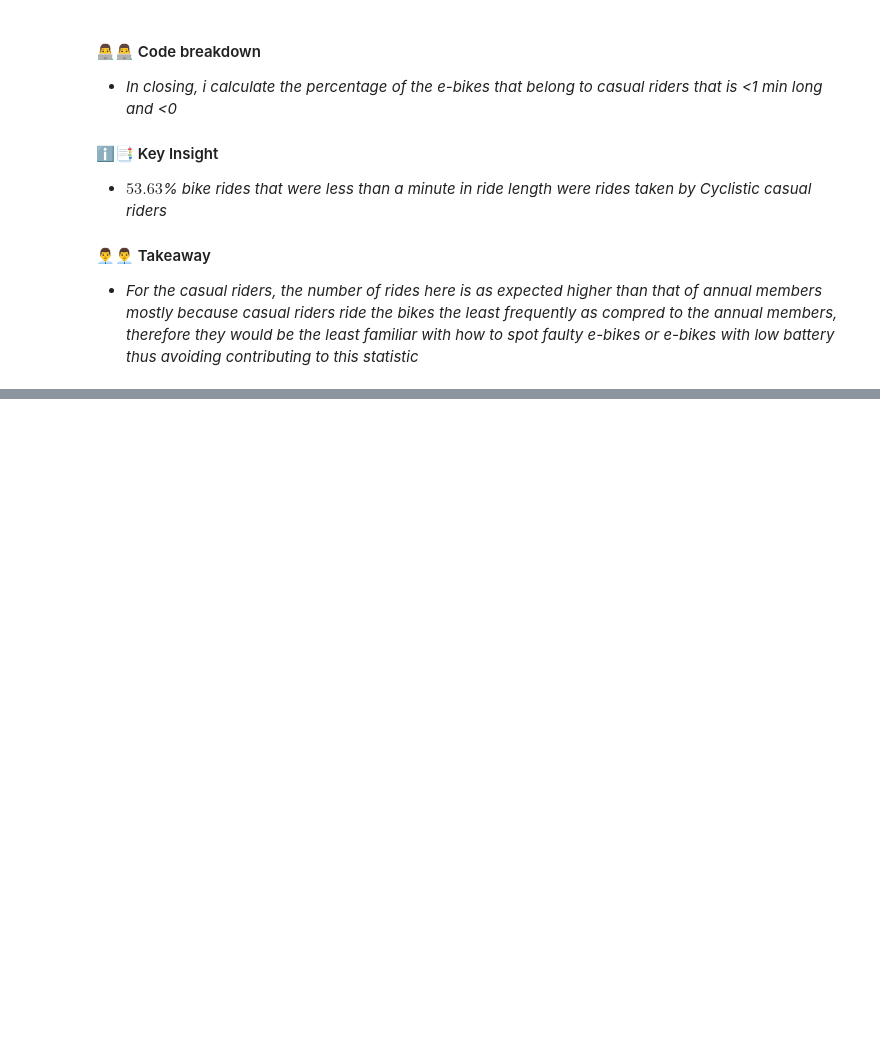
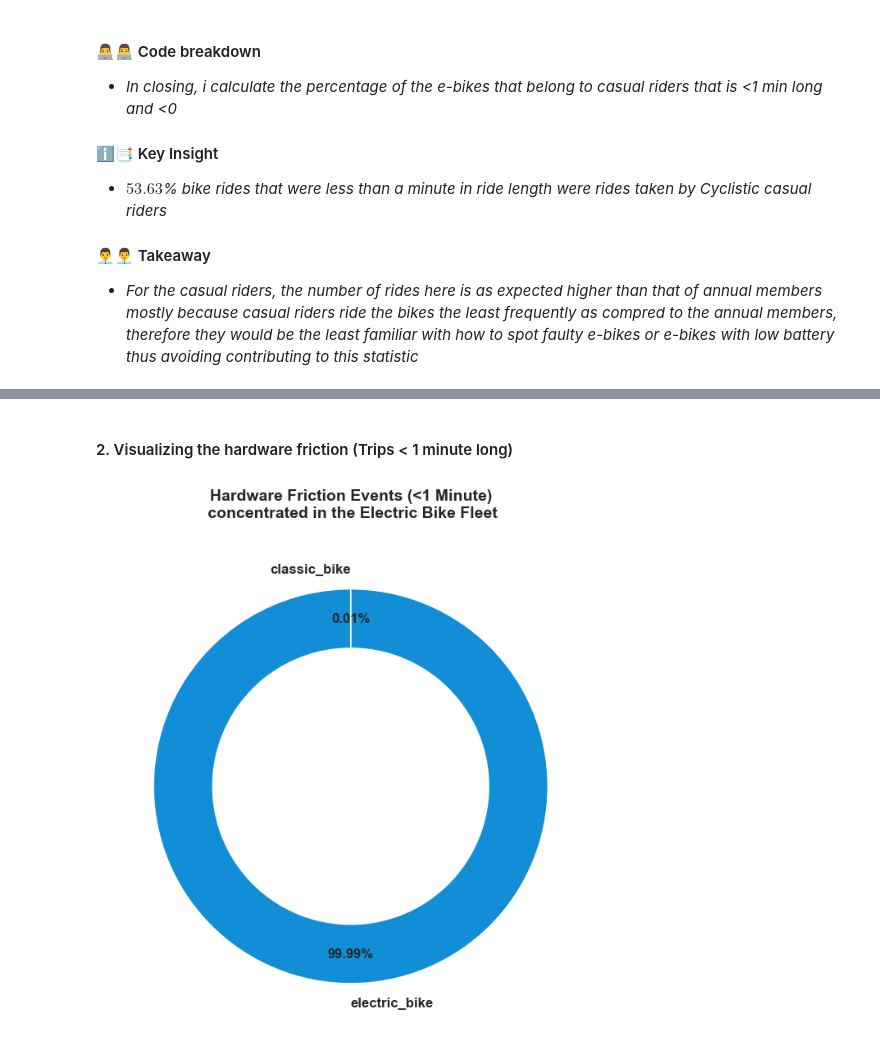
Before and after one commit to keithnyathi/Google_Coursera_capstone_bike_share_analysis, a Jupyter notebook: python_analysis_code/1_data_errors_audit.ipynb, the cells around one changed output, grey strips where cells are left out. Saved outputs shown, nothing was run; the diff lists cells and outputs as text; code cells hidden in the pictures; blank space fills up the shorter version.

```diff
--- a/python_analysis_code/1_data_errors_audit.ipynb
+++ b/python_analysis_code/1_data_errors_audit.ipynb
@@ -467,0 +516,34 @@ casual_short_rides_perc
+# %% [markdown]
+#### 2. Visualizing the hardware friction (Trips < 1 minute long)
+# %%
+len(df_short_rides)
+short_rides_summary = df_short_rides.groupby("rideable_type").size()
+short_rides_summary
+
+# Plotting the data
+plt.figure(figsize=(7,7))
+
+# Colors for the plot
+colors = ["#0edbff","#128ed6"]
+labels = short_rides_summary.index
+
+plt.pie(
+    short_rides_summary,
+    labels=labels,
+    autopct='%1.2f%%',
+    startangle=90,
+    colors=colors,
+    pctdistance=0.85,
+    textprops={'fontsize':12,'fontweight':'bold'}
+)
+
+# Drawing a line in the center to turn the pie inot a donut
+centre_circle = plt.Circle((0,0),0.70, fc='white')
+fig = plt.gcf()
+fig.gca().add_artist(centre_circle)
+
+plt.title('Hardware Friction Events (<1 Minute)\n concentrated in the Electric Bike Fleet', fontsize=14, pad=20, fontweight='bold')
+plt.tight_layout()
+plt.show()
+# %% [output]
+[figure, added]
```
Also changed, not shown: parts of 5 cells of this notebook, 7 other files.
